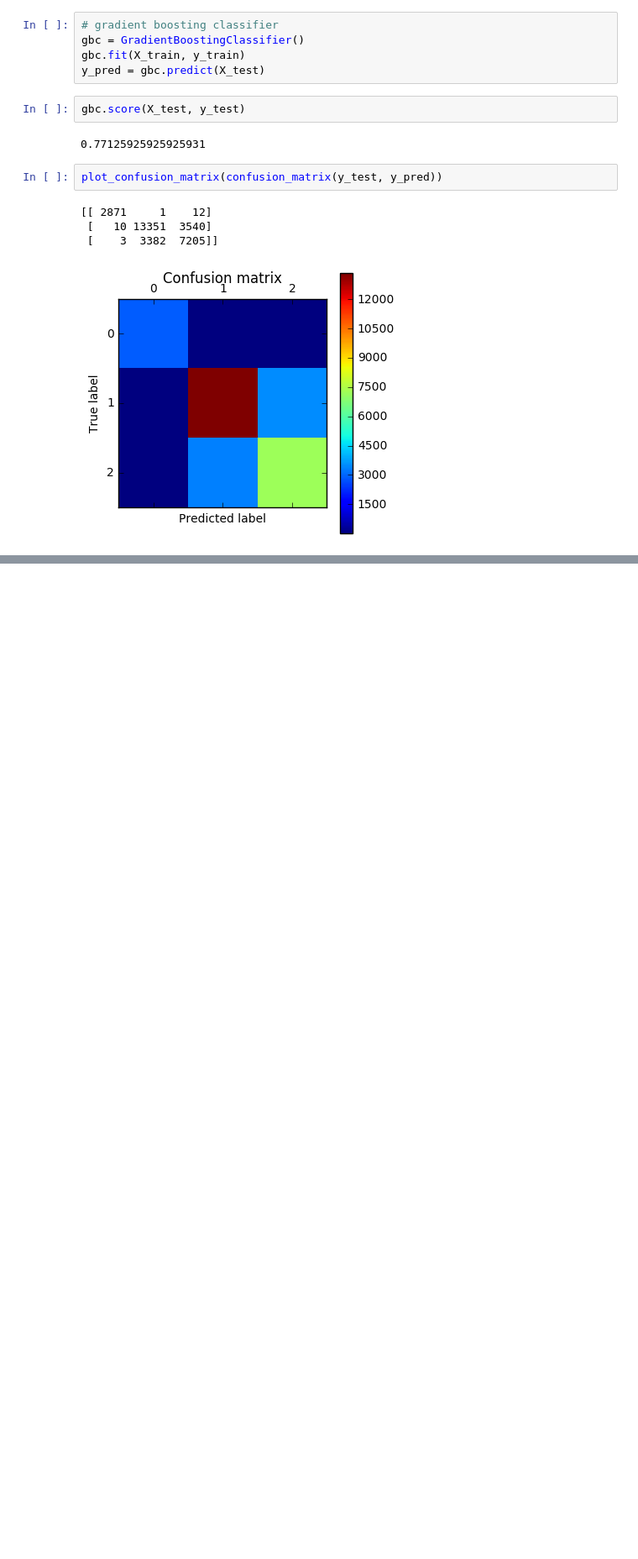
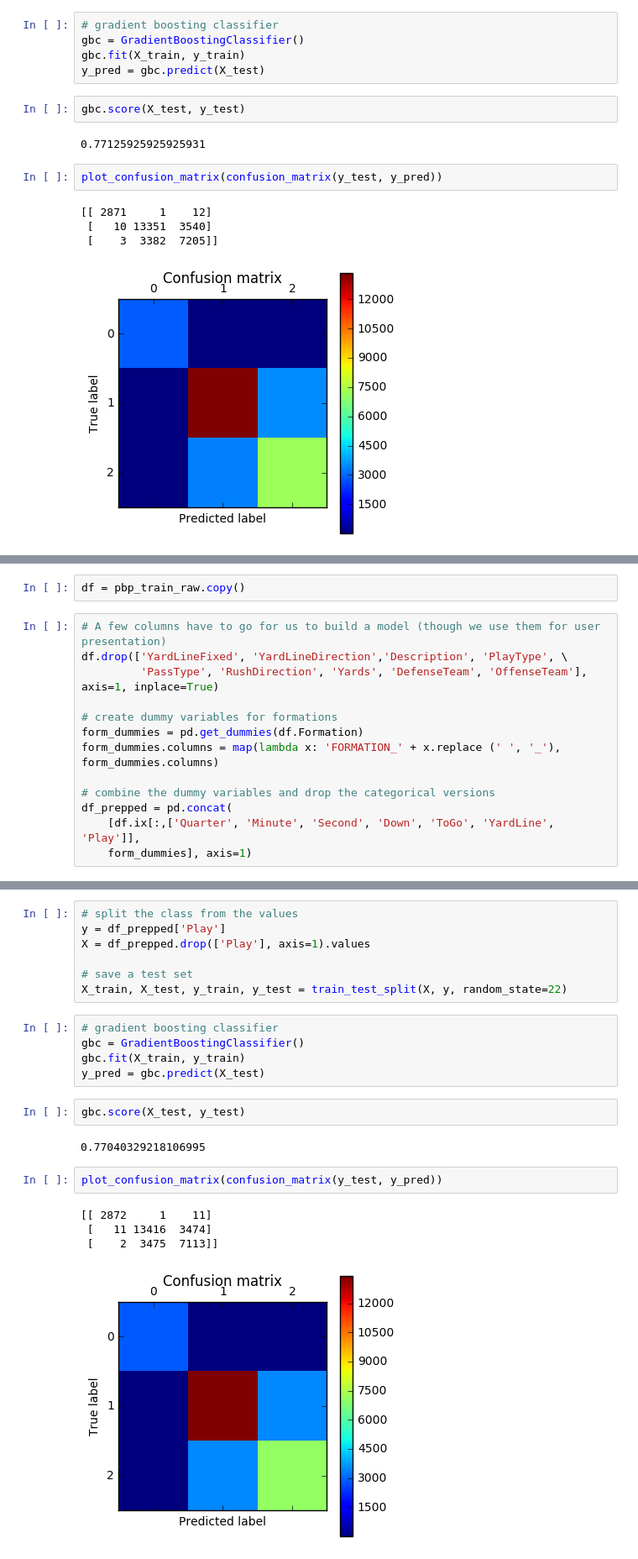
Before and after one commit to zreyn/nfl, a Jupyter notebook: nfl-modeling.ipynb, the cells around one changed output, grey strips where cells are left out. Shown at 84% size. Cells and saved outputs as stored; diff of their text form; blank space fills up the shorter version.

Commit message:
installed the 2016 model in the app and tried a bunch of different modeling

```diff
--- a/nfl-modeling.ipynb
+++ b/nfl-modeling.ipynb
@@ -113,0 +162,15 @@ plot_confusion_matrix(confusion_matrix(y_test, y_pred))
+# %%
+df = pbp_train_raw.copy()
+# %%
+# A few columns have to go for us to build a model (though we use them for user presentation)
+df.drop(['YardLineFixed', 'YardLineDirection','Description', 'PlayType', \
+         'PassType', 'RushDirection', 'Yards', 'DefenseTeam', 'OffenseTeam'], axis=1, inplace=True)
+
+# create dummy variables for formations
+form_dummies = pd.get_dummies(df.Formation)
+form_dummies.columns = map(lambda x: 'FORMATION_' + x.replace (' ', '_'), form_dummies.columns)
+
+# combine the dummy variables and drop the categorical versions
+df_prepped = pd.concat(
+    [df.ix[:,['Quarter', 'Minute', 'Second', 'Down', 'ToGo', 'YardLine', 'Play']],
+    form_dummies], axis=1)
@@ -113,0 +186,23 @@ plot_confusion_matrix(confusion_matrix(y_test, y_pred))
+# %%
+# split the class from the values
+y = df_prepped['Play']
+X = df_prepped.drop(['Play'], axis=1).values
+
+# save a test set
+X_train, X_test, y_train, y_test = train_test_split(X, y, random_state=22)
+# %%
+# gradient boosting classifier
+gbc = GradientBoostingClassifier()
+gbc.fit(X_train, y_train)
+y_pred = gbc.predict(X_test)
+# %%
+gbc.score(X_test, y_test)
+# %% [output]
+0.77040329218106995
+# %%
+plot_confusion_matrix(confusion_matrix(y_test, y_pred))
+# %% [output]
+[[ 2872     1    11]
+ [   11 13416  3474]
+ [    2  3475  7113]]
+[figure, added]
```
Also changed, not shown: parts of 75 cells of this notebook, 5 other files.
